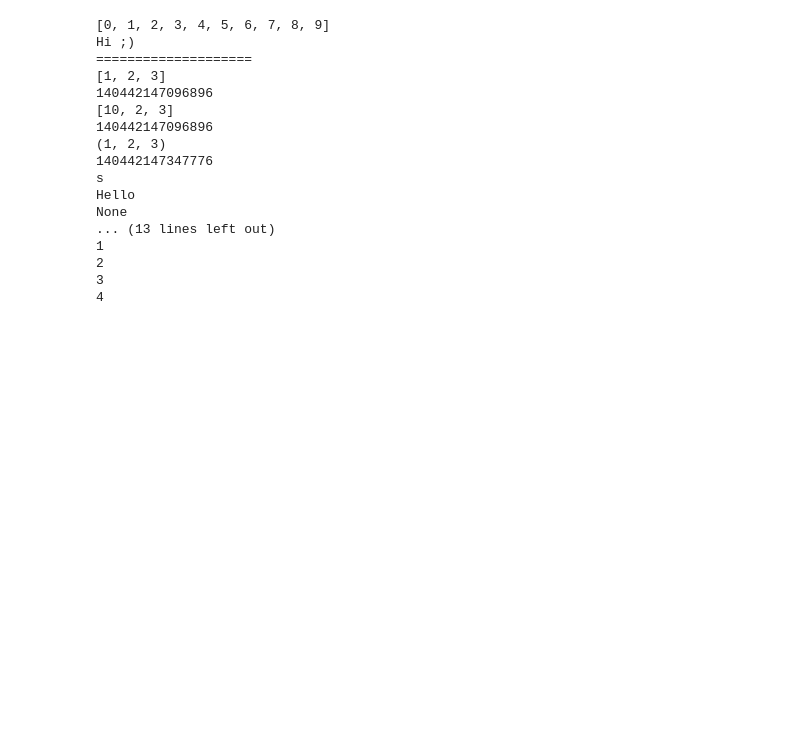
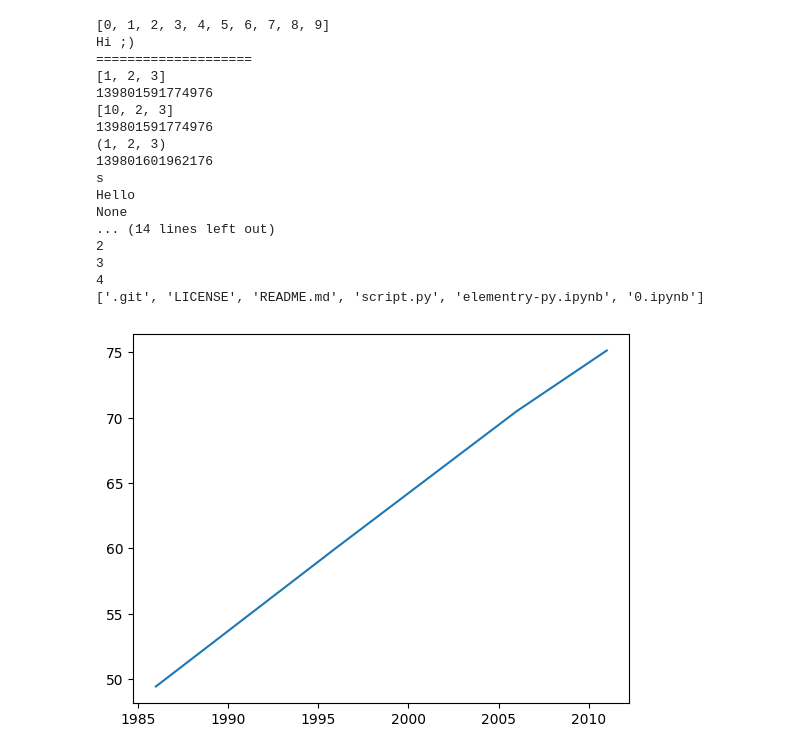
Before and after one commit to AmirParsaRabiei/ML-EXERCISES, a Jupyter notebook: elementry-py.ipynb, the cells around one changed output. Saved outputs shown, nothing was run; the diff lists cells and outputs as text; code cells hidden in the pictures; blank space fills up the shorter version.

```diff
--- a/elementry-py.ipynb
+++ b/elementry-py.ipynb
@@ -1,5 +1,8 @@
 # %%
 # elementry-python
+
+# source : http://python.akhavanpour.ir/
+# source : classvision
 
 # system command in python(by !...)
 !python script.py
@@ -52,21 +55,47 @@ for i in range(10):
     if i == 5:
         break
     print(i)
+
+
+import os
+print(os.listdir())
+
+"""
+python data structure :
+A : tuple and lists
+- tartib inja mafhom dare
+- ASA : compound data types
+
+
+B: set and dictionary
+- tartib inja mafhom nadare
+"""
 # %% [output]
 [0, 1, 2, 3, 4, 5, 6, 7, 8, 9]
 Hi ;)
 ====================
 [1, 2, 3]
-140442147096896
+139801591774976
 [10, 2, 3]
-140442147096896
+139801591774976
 (1, 2, 3)
-140442147347776
+139801601962176
 s
 Hello
 None
-... (13 lines left out)
-1
+... (14 lines left out)
 2
 3
 4
+['.git', 'LICENSE', 'README.md', 'script.py', 'elementry-py.ipynb', '0.ipynb']
+# %%
+import matplotlib.pyplot as plt
+
+# demographics of Iran
+years = [1986, 1996, 2006, 2011]
+pops = [49.44, 60.05, 70.50, 75.15]
+
+plt.plot(years, pops)
+plt.show()
+# %% [output]
+[figure, added]
```
Also changed, not shown: parts of 3 cells of this notebook.
